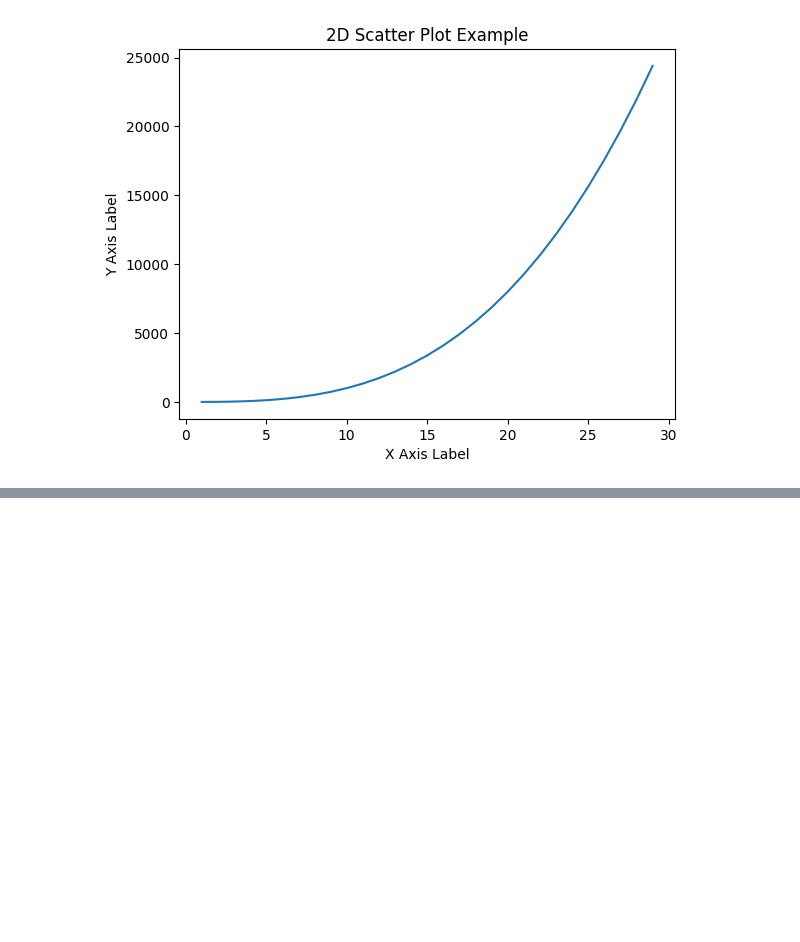
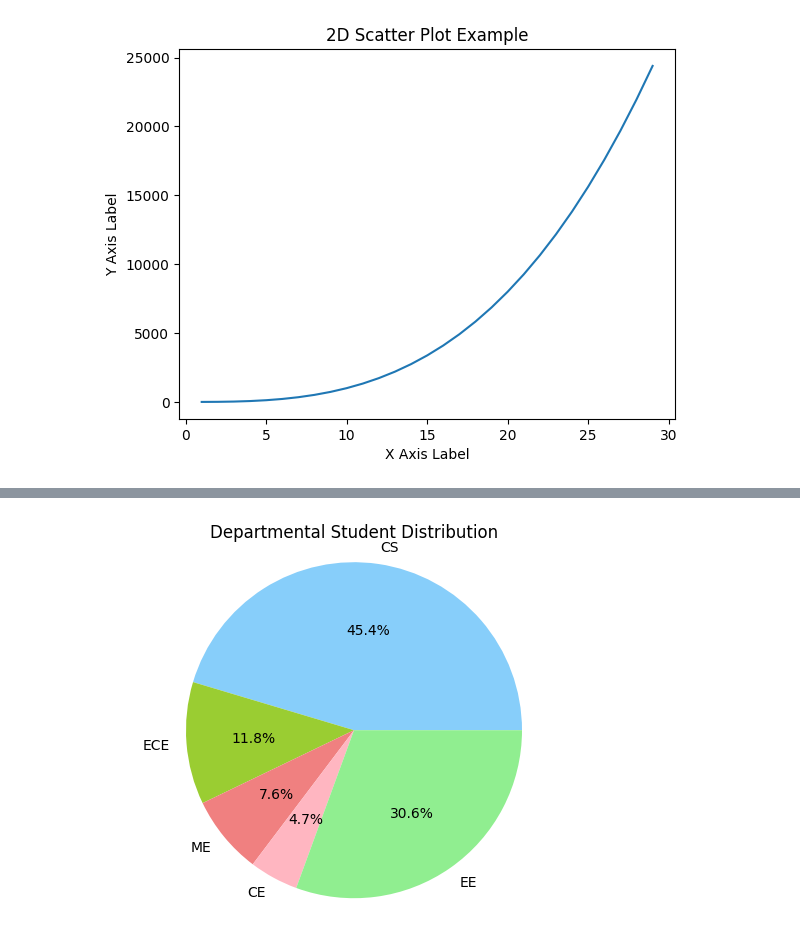
Before and after one commit to akg-git/Python-Development-Learning, a Jupyter notebook: Pandas/basic_matplotlib.ipynb, the cells around one changed output, grey strips where cells are left out. Drawn from its saved outputs; the diff is of its cells as text; code cells hidden in the pictures; blank space fills up the shorter version.

```diff
--- a/Pandas/basic_matplotlib.ipynb
+++ b/Pandas/basic_matplotlib.ipynb
@@ -48,0 +93,14 @@ plt.title('2D Scatter Plot: 2x+Y/3+5=0')
+# %%
+#Plot a Pie Chart
+
+labels = [ 'CS', 'ECE', 'ME', 'CE', 'EE']
+sizes = [270, 70, 45, 28, 182]
+colors = ['lightskyblue', 'yellowgreen', 'lightcoral', 'lightpink', 'lightgreen']
+# explode = (0.1, 0, 0, 0, 0)  # explode the 1st slice (CS)
+
+plt.title('Departmental Student Distribution')
+plt.pie(sizes, labels=labels, colors=colors, autopct='%1.1f%%')
+plt.axis('equal')  # Equal aspect ratio ensures that pie is drawn as a circle.
+plt.show()
+# %% [output]
+[figure, added]
```
Also changed, not shown: parts of 2 cells of this notebook.
